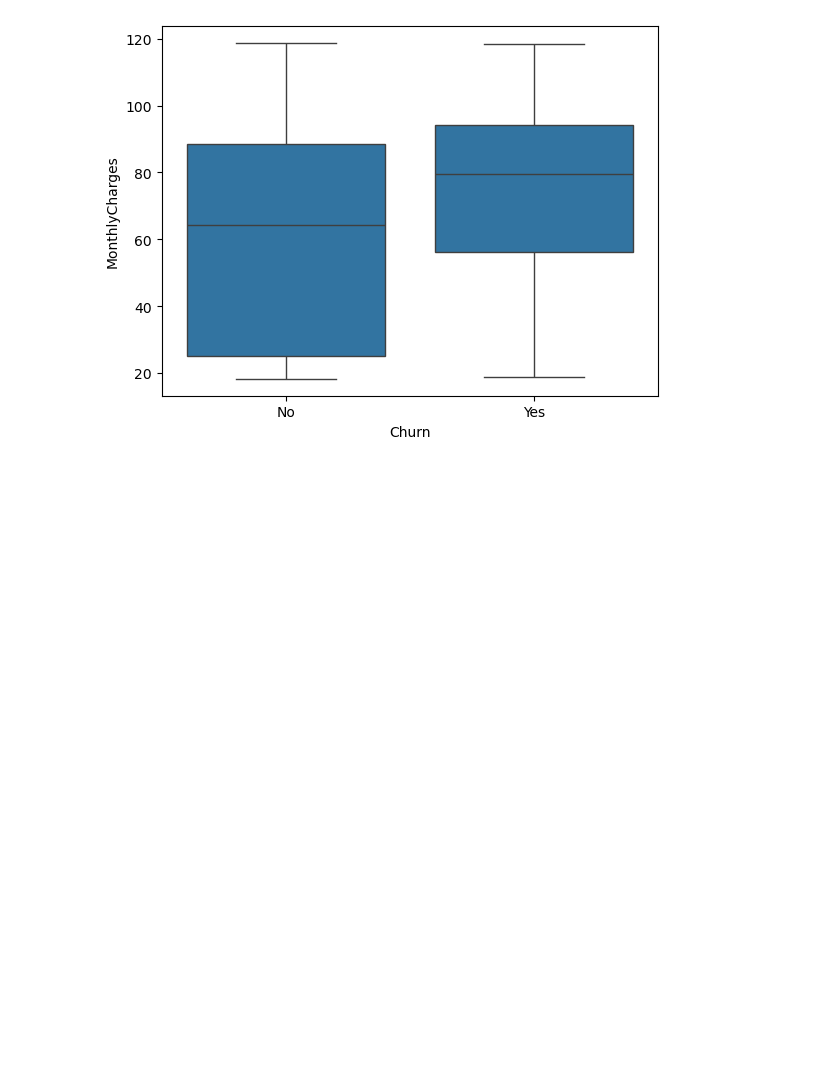
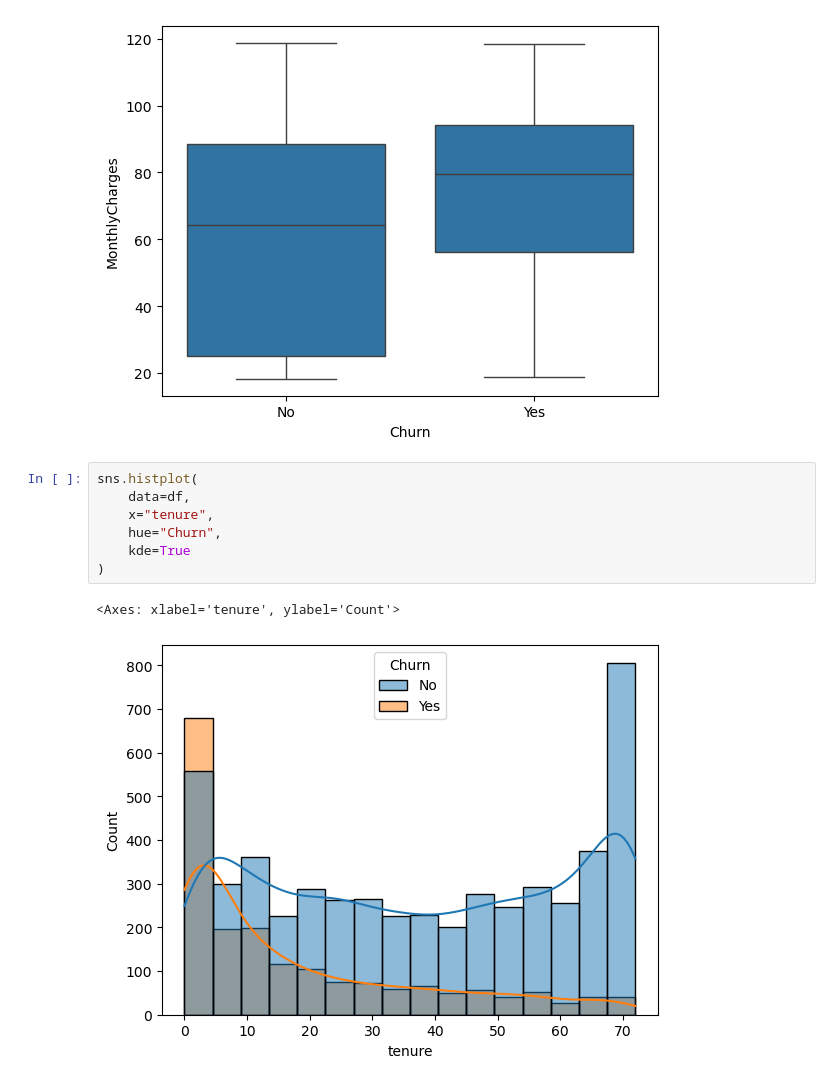
Before and after one commit to Samm-05/telecom-churn-prediction, a Jupyter notebook: notebooks/03_eda.ipynb, the cells around one changed output. Drawn from its saved outputs; the diff is of its cells as text; blank space fills up the shorter version.

```diff
--- a/notebooks/03_eda.ipynb
+++ b/notebooks/03_eda.ipynb
@@ -45,3 +45,13 @@ sns.boxplot(
 # %% [output]
 <Axes: xlabel='Churn', ylabel='MonthlyCharges'>
 [figure]
+# %%
+sns.histplot(
+    data=df,
+    x="tenure",
+    hue="Churn",
+    kde=True
+)
+# %% [output]
+<Axes: xlabel='tenure', ylabel='Count'>
+[figure, added]
```
